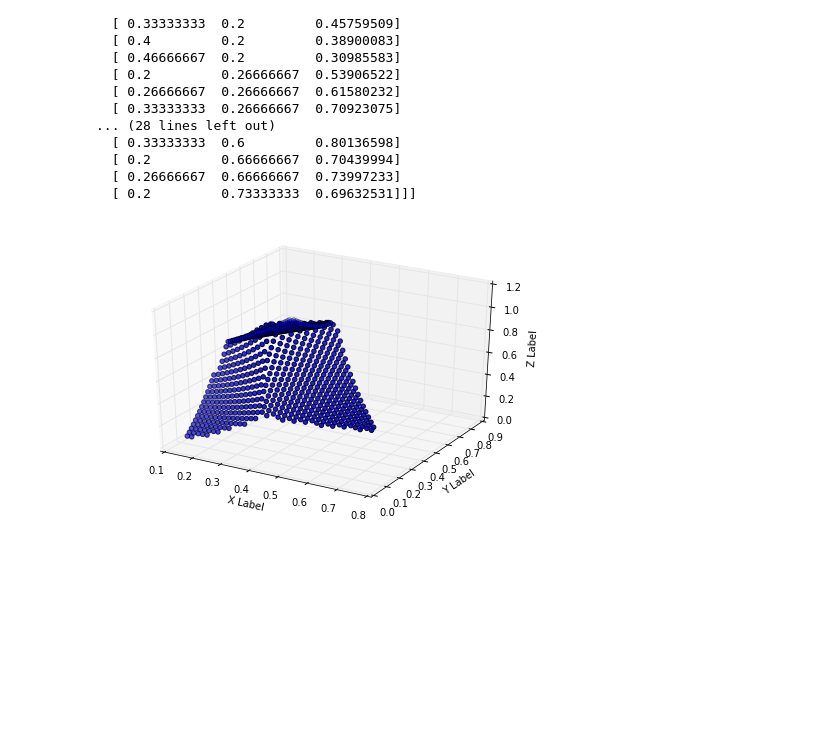
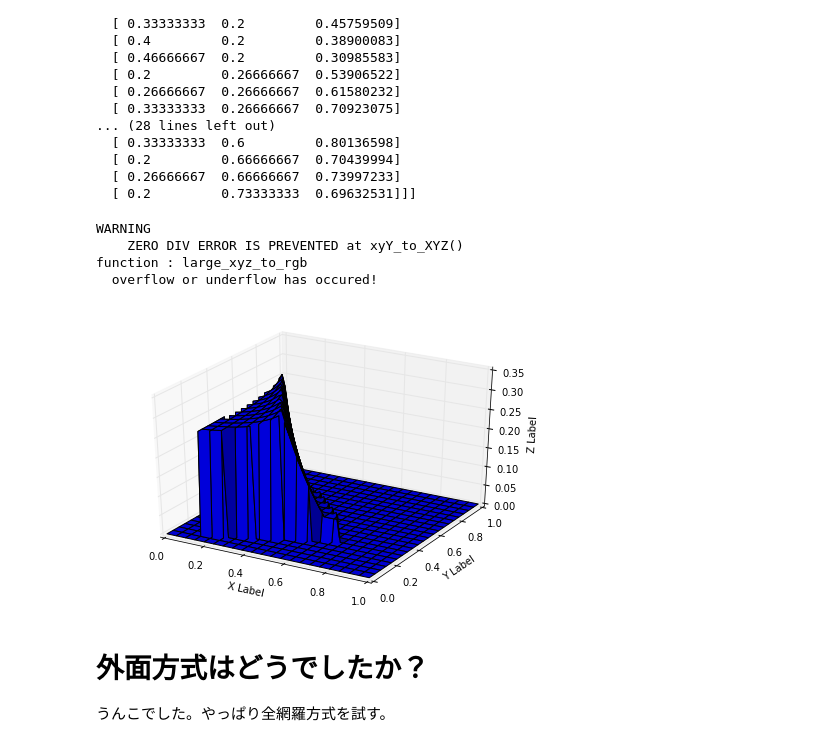
Before and after one commit to toru-ver4/sip, a Jupyter notebook: matplotlib/color_volume/plot_color_gamut.ipynb, the cells around one changed output. Drawn from its saved outputs; the diff is of its cells as text; code cells hidden in the pictures; blank space fills up the shorter version.

```diff
--- a/matplotlib/color_volume/plot_color_gamut.ipynb
+++ b/matplotlib/color_volume/plot_color_gamut.ipynb
@@ -143,21 +143,35 @@ print(xyY)
 # %%
 # plot_xyY
 # ------------------------
 %matplotlib inline
 from ipywidgets import interact
 import plor_color_gamut as pcg
 import color_convert as ccv
+import numpy as np
 import imp
 imp.reload(pcg)
 gamut = ccv.const_rec2020_xy
 white = ccv.const_d65_large_xyz
 div_num = 64
 large_y = 100
-xy = pcg.get_xy_inside_gamut(gamut=gamut, div_num=div_num)
+xy = pcg.get_xy_gamut(div_num=div_num)
+ok_idx = ccv.is_inside_gamut(xy, gamut=ccv.const_rec2020_xy)
+ng_idx = np.logical_not(ok_idx)
 rgb = pcg.get_max_rgb_from_xy(xy, gamut=gamut, white=white, large_y=0.01)
 large_xyz = pcg.get_large_xyz_from_rgb(rgb, large_y_rate=large_y,
                                        gamut=gamut, white=white)
 xyY = pcg.get_xyY_from_large_xyz(large_xyz)
-pcg.plot_xyY(xyY)
+xyY[0, :,  0] = xy[:, 0]
+xyY[0, :,  1] = xy[:, 1]
+xyY[:, ng_idx, 2] = 0
+pcg.plot_xyY(xyY, rgb, div_num)
 # %% [output]
+WARNING
+    ZERO DIV ERROR IS PREVENTED at xyY_to_XYZ()
+function : large_xyz_to_rgb
+  overflow or underflow has occured!
-[figure, old version]
+[figure, new version]
+# %% [markdown]
+# 外面方式はどうでしたか？
+
+うんこでした。やっぱり全網羅方式を試す。
```
Also changed, not shown: parts of 1 cell of this notebook, 2 other files.
